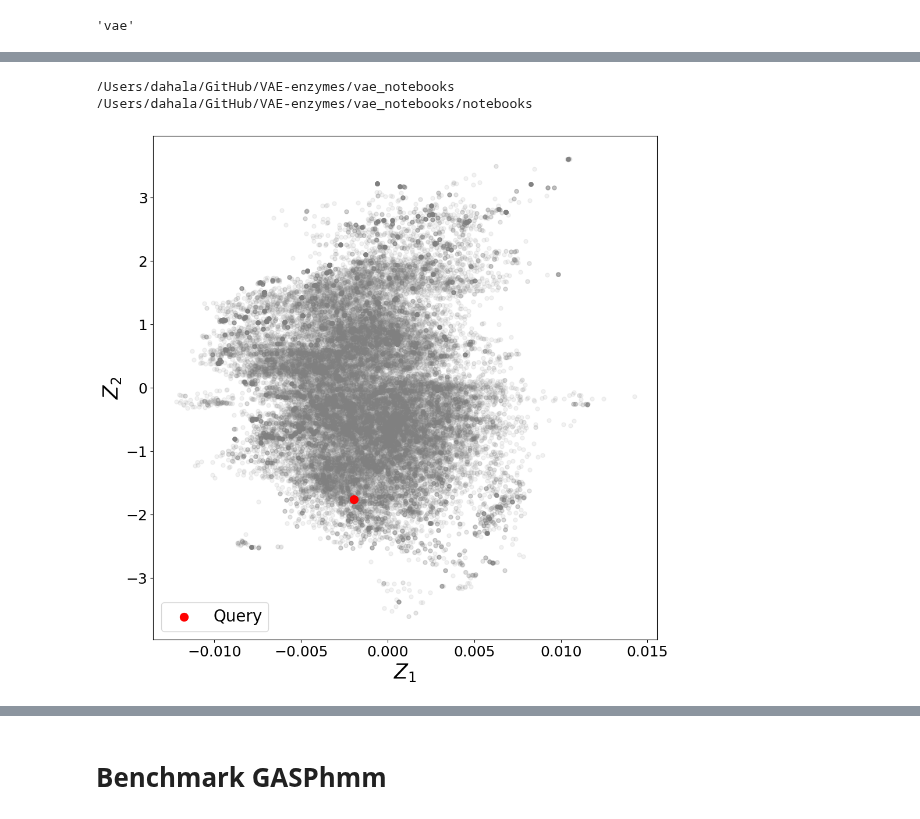
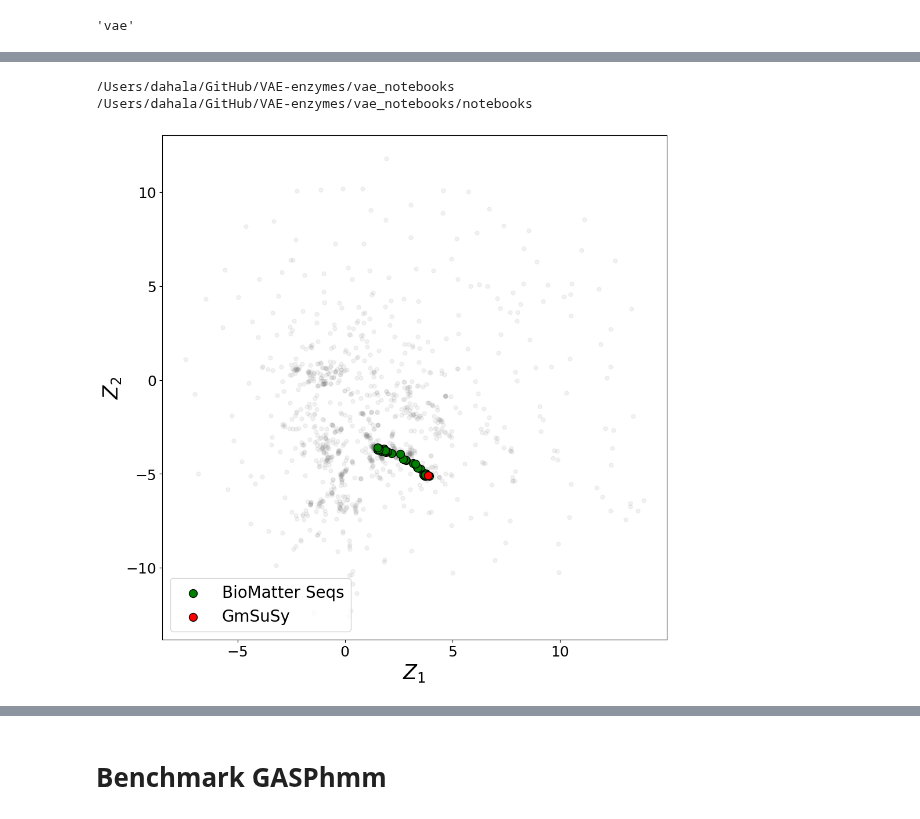
Before and after one commit to daha-la/VAE-enzymes, a Jupyter notebook: vae_notebooks/notebooks/GmSuSy_VAEvis.ipynb, the cells around one changed output, grey strips where cells are left out. Saved outputs shown, nothing was run; the diff lists cells and outputs as text; code cells hidden in the pictures.

Commit message:
GmSuSy latent space visualization

```diff
--- a/vae_notebooks/notebooks/GmSuSy_VAEvis.ipynb
+++ b/vae_notebooks/notebooks/GmSuSy_VAEvis.ipynb
@@ -37,6 +37,6 @@ ModuleNotFoundError: No module named 'notebooks'
 # %%
-#CONFIGURATION_FILE = "msaCazy_GT1_trim_200_1000_GASPhmm.json"
-CONFIGURATION_FILE = "msaCazy_GT1_trim_200_1000_charactNarch_lay400to200_ls100.json"
+CONFIGURATION_FILE = "msaEVC_GmSuSy_b05.json"
+#CONFIGURATION_FILE = "msaASR_NoRestrict_GmSuSy.json"
 run = minimal_version.parser_handler.RunSetup(CONFIGURATION_FILE)
 print(f" Working with {CONFIGURATION_FILE} configuration file!")
 PFAM_INPUT = False
@@ -167,0 +200,28 @@ fig_lat.savefig(os.path.join(run.results, f"latent_space.png"))
+# %%
+AllSuSys = SeqIO.to_dict(SeqIO.parse(f'{run.msa}/AllSuSys_fix.afa', 'fasta'))
+AllSuSys_seqs = []
+AllSuSys_seqs_msa_col = []
+for acc, item in AllSuSys.items():
+    seq = str(item.seq)
+    if len(seq) > 0:
+        AllSuSys_seqs.append(seq)
+        msa_seq_ = ''.join([seq[s] for s in msa_columns])
+        AllSuSys_seqs_msa_col.append(msa_seq_)
+    else:
+        print(f"⚠ Empty sequence for {acc}")
+# Encode all sequences in one batch
+mu_alt,_ = latent_space.encode(AllSuSys_seqs_msa_col)
+# %%
+BioMatter = SeqIO.to_dict(SeqIO.parse(f'{run.msa}/BioMatterSeq_fix.afa', 'fasta'))
+BioMatter_seqs = []
+BioMatter_seqs_msa_col = []
+for acc, item in BioMatter.items():
+    seq = str(item.seq)
+    if len(seq) > 0:
+        BioMatter_seqs.append(seq)
+        msa_seq_ = ''.join([seq[s] for s in msa_columns])
+        BioMatter_seqs_msa_col.append(msa_seq_)
+    else:
+        print(f"⚠ Empty sequence for {acc}")
+# Encode all sequences in one batch
+mu_biomatter,_ = latent_space.encode(BioMatter_seqs_msa_col)
@@ -169,34 +316,36 @@ fig_lat.savefig(os.path.join(run.results, f"latent_space.png"))
 %cd /Users/dahala/GitHub/VAE-enzymes/vae_notebooks
 from matplotlib import pyplot as plt
 from notebooks.minimal_version.latent_space import LatentSpace
 %cd /Users/dahala/GitHub/VAE-enzymes/vae_notebooks/notebooks/
 
 # Projection to the latent space
 # Show your queries
 run.weights = f'{run.result}/model/vae_fold_0.model'
 latent_space = LatentSpace(run)
 msa_embeddings = latent_space.msa_embeddings["mus"]
 
 
 query_coords = latent_space.key_to_embedding(run.fixed_sequences)
 
 
 fig_lat, ax = plt.subplots(1, 1,figsize=(10,10))
 
-ax.plot(msa_embeddings[:, 2], msa_embeddings[:, 3], '.', alpha=0.1, markersize=10, color='grey',zorder=0)
-ax.scatter(query_coords[2], query_coords[3], marker='o', s=100, color='red', label='Query',zorder=1)
+ax.plot(msa_embeddings[:, 0], msa_embeddings[:, 1], '.', alpha=0.1, markersize=10, color='grey',zorder=0)
+ax.scatter(mu_biomatter[:, 0], mu_biomatter[:, 1], marker='o', s=100, color='green', label='BioMatter Seqs',zorder=1,edgecolors='black')
+ax.scatter(query_coords[0], query_coords[1], marker='o', s=100, color='red', label='GmSuSy',zorder=1,edgecolors='black')
 
 # Project
 ax.legend(loc='lower left', fontsize=20)
 ax.tick_params(labelsize=18)
 ax.set_xlabel(r'$Z_1$', fontsize=25)
 ax.set_ylabel(r'$Z_2$', fontsize=25)
 ax.set_box_aspect(1)
 
+
 plt.tight_layout()
-fig_lat.savefig(os.path.join(run.results, f"latent_space_z3_z4.png"))
+fig_lat.savefig(os.path.join(run.results, f"latent_space_BioM.png"))
     #ax.set_title(f"Latent space projection final")
 # %% [output]
 /Users/dahala/GitHub/VAE-enzymes/vae_notebooks
 /Users/dahala/GitHub/VAE-enzymes/vae_notebooks/notebooks
-[figure, old version]
+[figure, new version]
```
Also changed, not shown: parts of 19 cells of this notebook, 20 other files.
